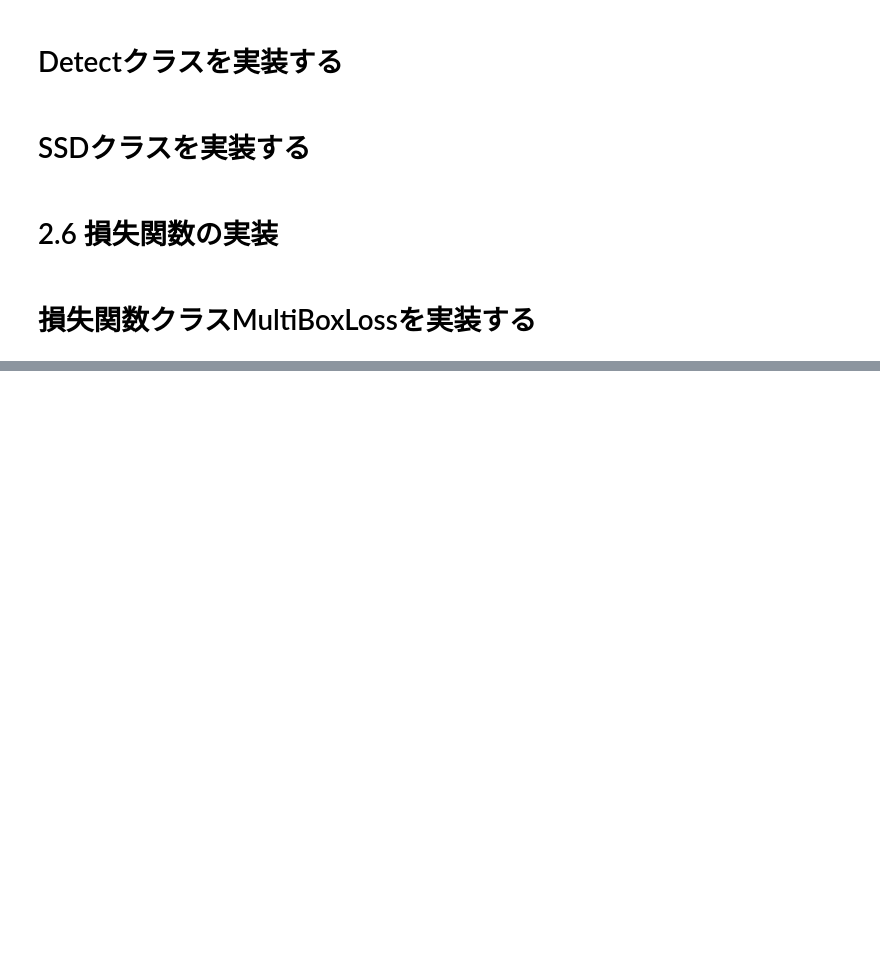
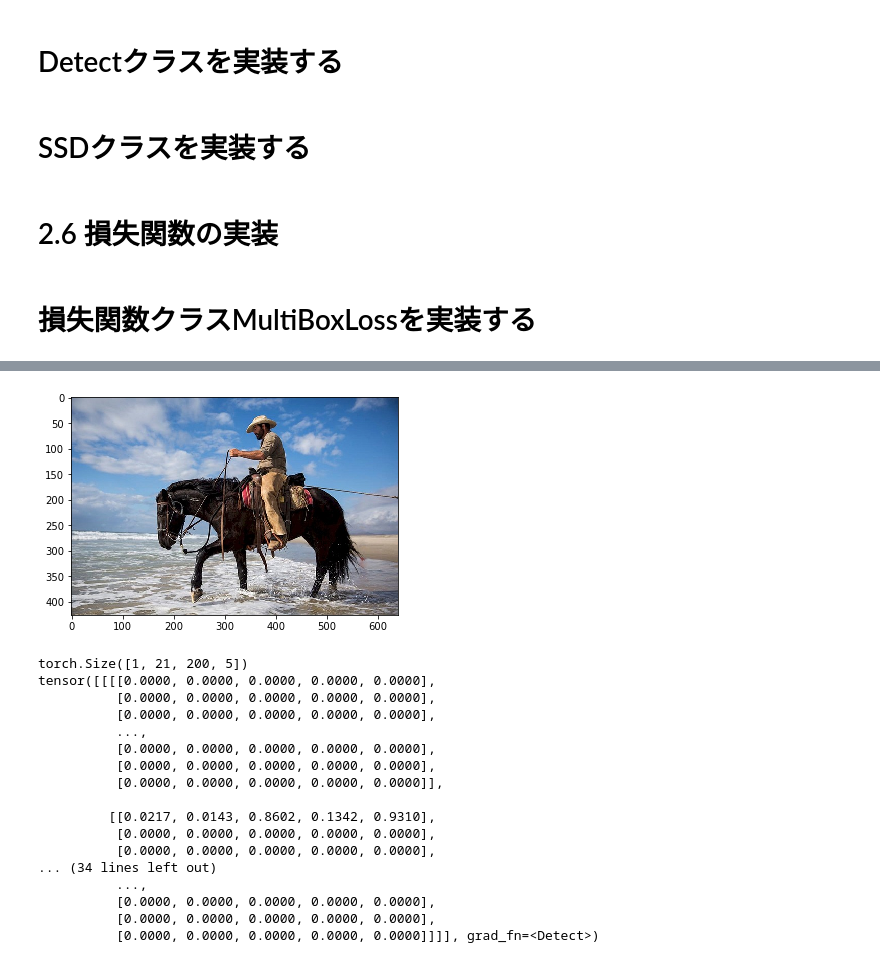
Before and after one commit to nsakki55/tech-notes, a Jupyter notebook: pytorch_advanced/2_objectdetection/ch2.ipynb, the cells around one changed output, grey strips where cells are left out. Cells and saved outputs as stored; diff of their text form; code cells hidden in the pictures; blank space fills up the shorter version.

```diff
--- a/pytorch_advanced/2_objectdetection/ch2.ipynb
+++ b/pytorch_advanced/2_objectdetection/ch2.ipynb
@@ -628,3 +645,9 @@ class L2Norm(nn.Module):
         out = weights * x
 
         return out
+# %%
+x = torch.ones((1,512,38,38))
+
+weight = nn.Parameter(torch.Tensor(512))
+
+print(weight.unsqueeze(0).unsqueeze(2).unsqueeze(3).expand_as(x).shape)
@@ -786,3 +811,17 @@ def decode(loc, dbox_list):
     boxes[:, 2:] += boxes[:, :2]
 
     return boxes
+# %%
+loc = torch.zeros((8732, 4))
+x_y = dbox_list[:, :2] + loc[:, :2] * 0.1 * dbox_list[:,2:]
+w_h = dbox_list[:, 2:] * torch.exp(loc[:, 2:] * 0.2)
+print(x_y.shape, w_h.shape)
+
+# 2つの行列を列方向に連結
+print(torch.cat((x_y, w_h), dim=1).shape)
+
+boxes = torch.cat((x_y, w_h), dim=1)
+print(boxes)
+boxes[:, :2] = boxes[:, :2] - boxes[:, 2:] / 2
+boxes[:, 2:] = boxes[:, 2:] + boxes[:, :2]
+boxes
@@ -1257,0 +1586,54 @@ class MultiBoxLoss(nn.Module):
+# %%
+from utils.ssd_model import DataTransform
+
+# 1. 画像読み込み
+image_file_path = "./data/cowboy-757575_640.jpg"
+img = cv2.imread(image_file_path)  # [高さ][幅][色BGR]
+height, width, channels = img.shape  # 画像のサイズを取得
+
+# 2. 元画像の表示
+plt.imshow(cv2.cvtColor(img, cv2.COLOR_BGR2RGB))
+plt.show()
+
+# 3. 前処理クラスの作成
+color_mean = (104, 117, 123)  # (BGR)の色の平均値
+input_size = 300  # 画像のinputサイズを300×300にする
+transform = DataTransform(input_size, color_mean)
+
+# 4. 前処理
+phase = "val"
+img_transformed, boxes, labels = transform(
+    img, phase, "", "")  # アノテーションはないので、""にする
+img = torch.from_numpy(img_transformed[:,:, (2, 1, 0)]).permute(2, 0, 1)
+
+# 5. SSDで予測
+net.eval()  # ネットワークを推論モードへ
+x = img.unsqueeze(0)  # ミニバッチ化：torch.Size([1, 3, 300, 300])
+detections = net(x)
+
+print(detections.shape)
+print(detections)
+
+
+# output : torch.Size([batch_num, 21, 200, 5])
+#  =（batch_num、クラス、confのtop200、規格化されたBBoxの情報）
+#   規格化されたBBoxの情報（確信度、xmin, ymin, xmax, ymax）
+# %% [output]
+[figure, added]
+torch.Size([1, 21, 200, 5])
+tensor([[[[0.0000, 0.0000, 0.0000, 0.0000, 0.0000],
+          [0.0000, 0.0000, 0.0000, 0.0000, 0.0000],
+          [0.0000, 0.0000, 0.0000, 0.0000, 0.0000],
+          ...,
+          [0.0000, 0.0000, 0.0000, 0.0000, 0.0000],
+          [0.0000, 0.0000, 0.0000, 0.0000, 0.0000],
+          [0.0000, 0.0000, 0.0000, 0.0000, 0.0000]],
+
+         [[0.0217, 0.0143, 0.8602, 0.1342, 0.9310],
+          [0.0000, 0.0000, 0.0000, 0.0000, 0.0000],
+          [0.0000, 0.0000, 0.0000, 0.0000, 0.0000],
+... (34 lines left out)
+          ...,
+          [0.0000, 0.0000, 0.0000, 0.0000, 0.0000],
+          [0.0000, 0.0000, 0.0000, 0.0000, 0.0000],
+          [0.0000, 0.0000, 0.0000, 0.0000, 0.0000]]]], grad_fn=<Detect>)
```
Also changed, not shown: parts of 21 cells of this notebook, 2 other files.
